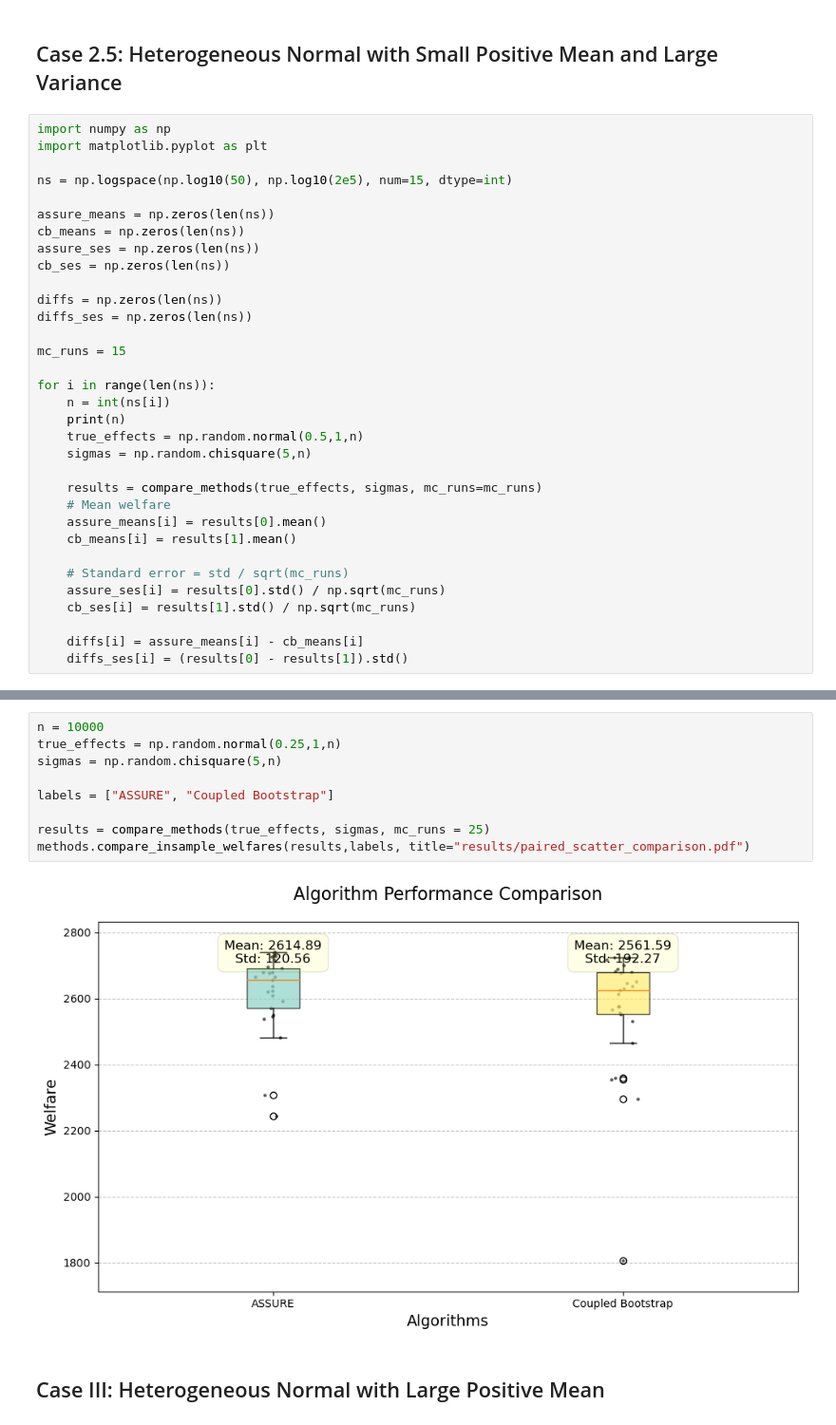
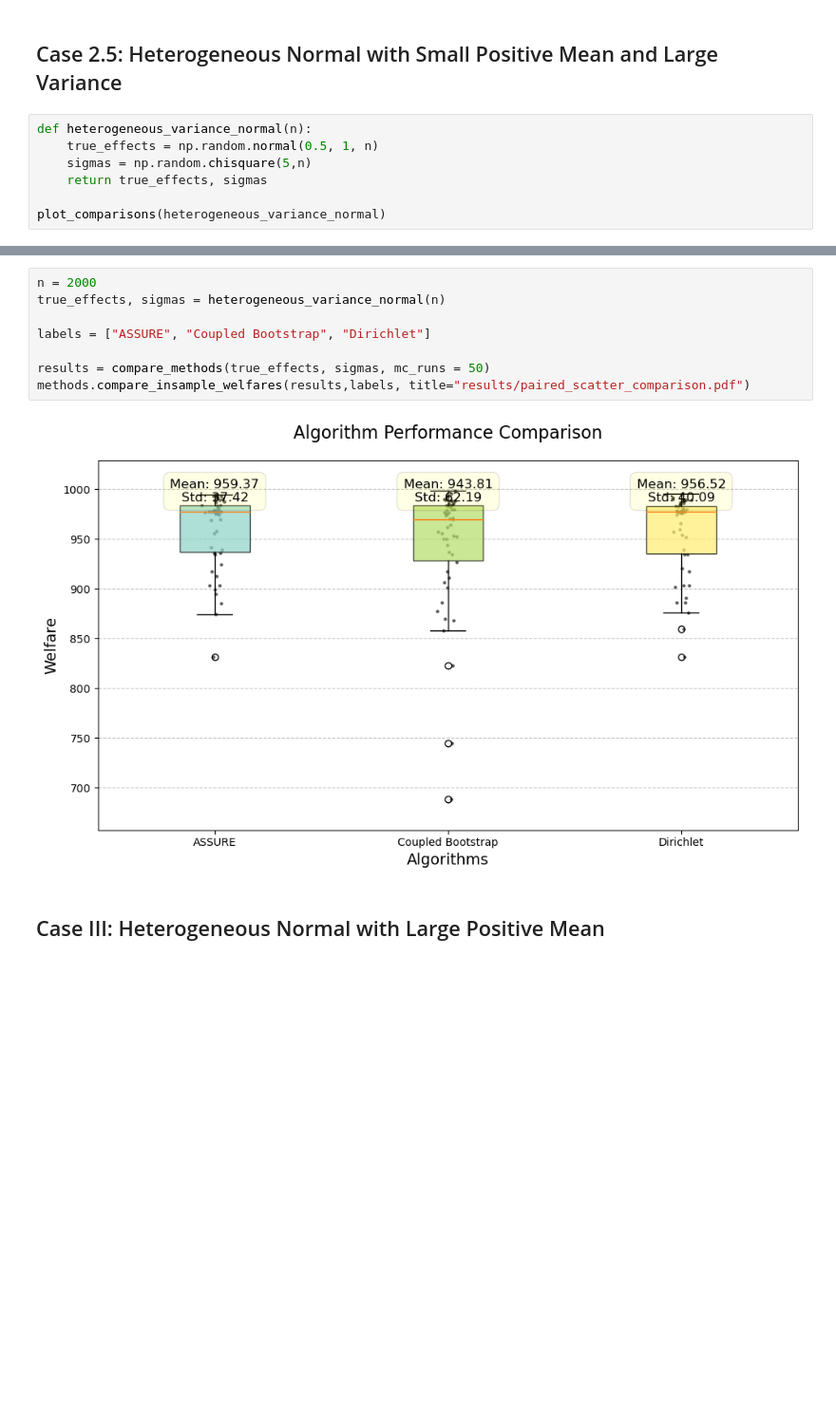
Before and after one commit to tsudijon/CompoundWelfareMaximization, a Jupyter notebook: notebooks/comparing_large_n.ipynb, the cells around one changed output, grey strips where cells are left out. Shown: that part at 95% size. Saved outputs shown, nothing was run; the diff lists cells and outputs as text; blank space fills up the shorter version.

```diff
--- a/notebooks/comparing_large_n.ipynb
+++ b/notebooks/comparing_large_n.ipynb
@@ -224,37 +190,11 @@ plt.show()
 # %% [markdown]
 ## Case 2.5: Heterogeneous Normal with Small Positive Mean and Large Variance
 # %%
-import numpy as np
-import matplotlib.pyplot as plt
+def heterogeneous_variance_normal(n):
+    true_effects = np.random.normal(0.5, 1, n)
+    sigmas = np.random.chisquare(5,n)
+    return true_effects, sigmas
 
-ns = np.logspace(np.log10(50), np.log10(2e5), num=15, dtype=int)
-
-assure_means = np.zeros(len(ns))
-cb_means = np.zeros(len(ns))
-assure_ses = np.zeros(len(ns))
-cb_ses = np.zeros(len(ns))
-
-diffs = np.zeros(len(ns))
-diffs_ses = np.zeros(len(ns))
-
-mc_runs = 15
-
-for i in range(len(ns)):
-    n = int(ns[i])
-    print(n)
-    true_effects = np.random.normal(0.5,1,n)
-    sigmas = np.random.chisquare(5,n)
-
-    results = compare_methods(true_effects, sigmas, mc_runs=mc_runs)
-    # Mean welfare
-    assure_means[i] = results[0].mean()
-    cb_means[i] = results[1].mean()
-
-    # Standard error = std / sqrt(mc_runs)
-    assure_ses[i] = results[0].std() / np.sqrt(mc_runs)
-    cb_ses[i] = results[1].std() / np.sqrt(mc_runs)
-
-    diffs[i] = assure_means[i] - cb_means[i]
-    diffs_ses[i] = (results[0] - results[1]).std()
+plot_comparisons(heterogeneous_variance_normal)
 # %% [output]
 49
@@ -287,14 +211,13 @@ plt.show()
 # %%
-n = 10000
-true_effects = np.random.normal(0.25,1,n)
-sigmas = np.random.chisquare(5,n)
+n = 2000
+true_effects, sigmas = heterogeneous_variance_normal(n)
 
-labels = ["ASSURE", "Coupled Bootstrap"]
+labels = ["ASSURE", "Coupled Bootstrap", "Dirichlet"]
 
-results = compare_methods(true_effects, sigmas, mc_runs = 25)
+results = compare_methods(true_effects, sigmas, mc_runs = 50)
 methods.compare_insample_welfares(results,labels, title="results/paired_scatter_comparison.pdf")
 # %% [output]
-[figure, old version]
+[figure, new version]
 # %% [markdown]
 ## Case III: Heterogeneous Normal with Large Positive Mean
 # %%
```
Also changed, not shown: parts of 25 cells of this notebook, 4 other files.
